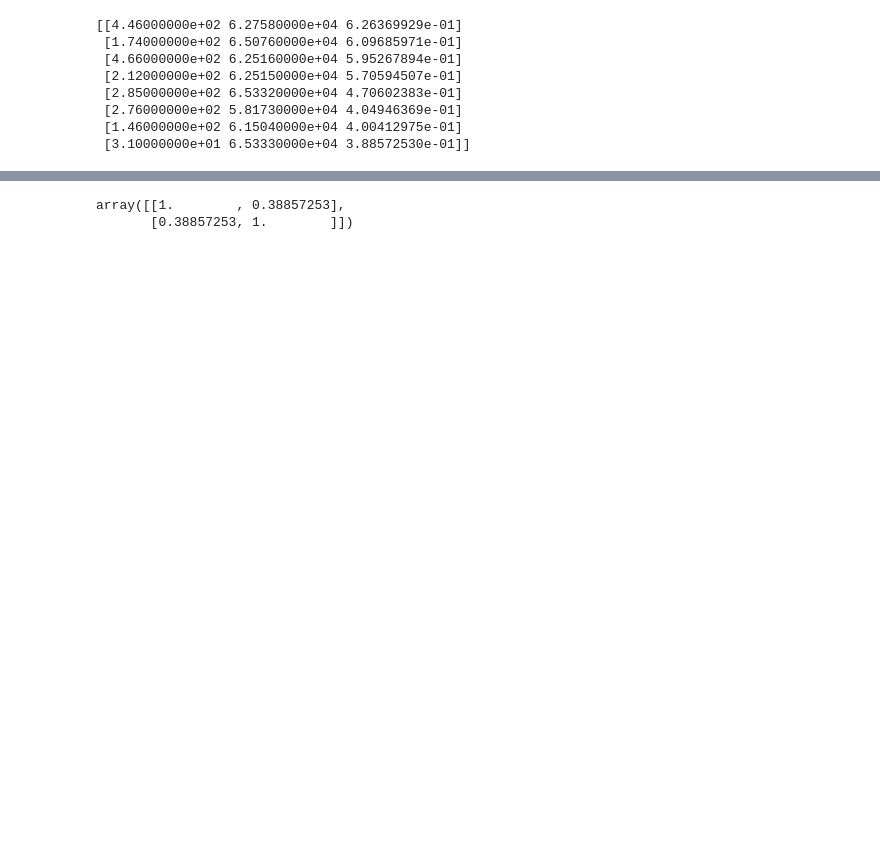
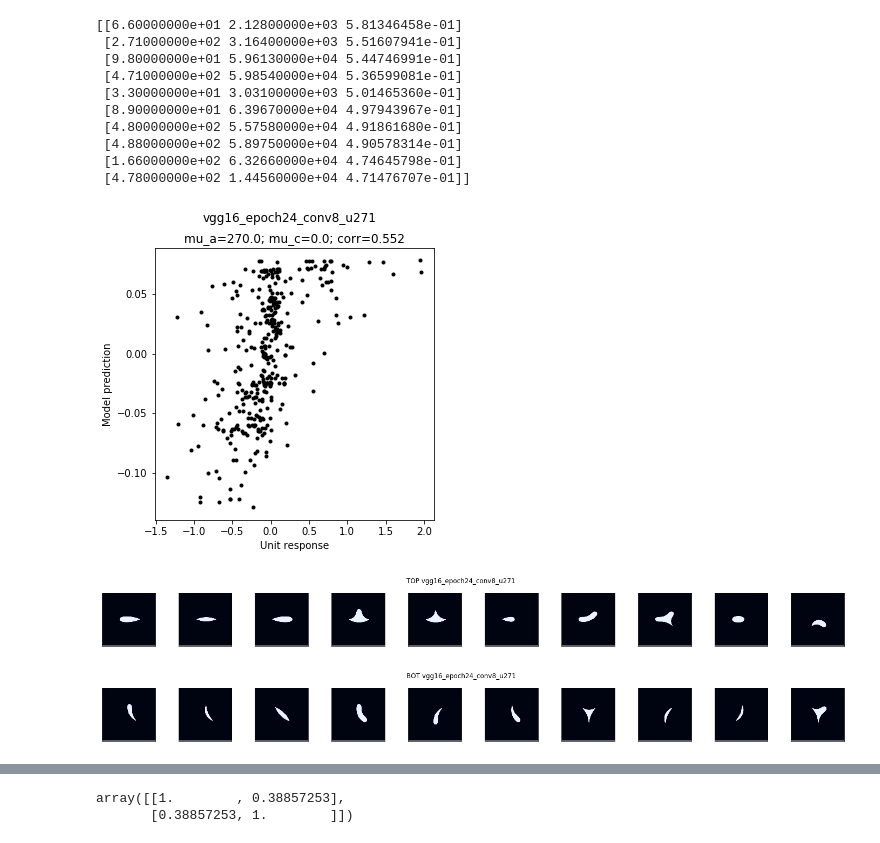
Before and after one commit to briardoty/neuro511-artiphysiology, a Jupyter notebook: shape selectivity visualization.ipynb, the cells around one changed output, grey strips where cells are left out. Saved outputs shown, nothing was run; the diff lists cells and outputs as text; code cells hidden in the pictures; blank space fills up the shorter version.

```diff
--- a/shape selectivity visualization.ipynb
+++ b/shape selectivity visualization.ipynb
@@ -24,16 +18,28 @@ outputs_tt = torch.load(f"./data/net_responses/{net_name}/{net_name}_{layer_name
 # %%
 # want n units with highest correlation that pass kurtosis filter
-selective_units = get_n_most_selective_units(10, apc_fits, apc_models, outputs_tt)
+selective_units = visualizer
+    .get_n_most_selective_units(10, apc_fits, apc_models, outputs_tt)
 print(selective_units)
 # %% [output]
-[[4.46000000e+02 6.27580000e+04 6.26369929e-01]
- [1.74000000e+02 6.50760000e+04 6.09685971e-01]
- [4.66000000e+02 6.25160000e+04 5.95267894e-01]
- [2.12000000e+02 6.25150000e+04 5.70594507e-01]
- [2.85000000e+02 6.53320000e+04 4.70602383e-01]
- [2.76000000e+02 5.81730000e+04 4.04946369e-01]
- [1.46000000e+02 6.15040000e+04 4.00412975e-01]
- [3.10000000e+01 6.53330000e+04 3.88572530e-01]]
+[[6.60000000e+01 2.12800000e+03 5.81346458e-01]
+ [2.71000000e+02 3.16400000e+03 5.51607941e-01]
+ [9.80000000e+01 5.96130000e+04 5.44746991e-01]
+ [4.71000000e+02 5.98540000e+04 5.36599081e-01]
+ [3.30000000e+01 3.03100000e+03 5.01465360e-01]
+ [8.90000000e+01 6.39670000e+04 4.97943967e-01]
+ [4.80000000e+02 5.57580000e+04 4.91861680e-01]
+ [4.88000000e+02 5.89750000e+04 4.90578314e-01]
+ [1.66000000e+02 6.32660000e+04 4.74645798e-01]
+ [4.78000000e+02 1.44560000e+04 4.71476707e-01]]
+# %%
+i_unit = 271
+save_fig = False
+
+visualizer.plot_unit_summary(i_unit, save_fig)
+# %% [output]
+[figure, added]
+[figure, added]
+[figure, added]
 # %%
 for (i_unit, i_model, corr) in selective_units:
     i_unit = int(i_unit)
```
Also changed, not shown: parts of 3 cells of this notebook, 5 other files.
